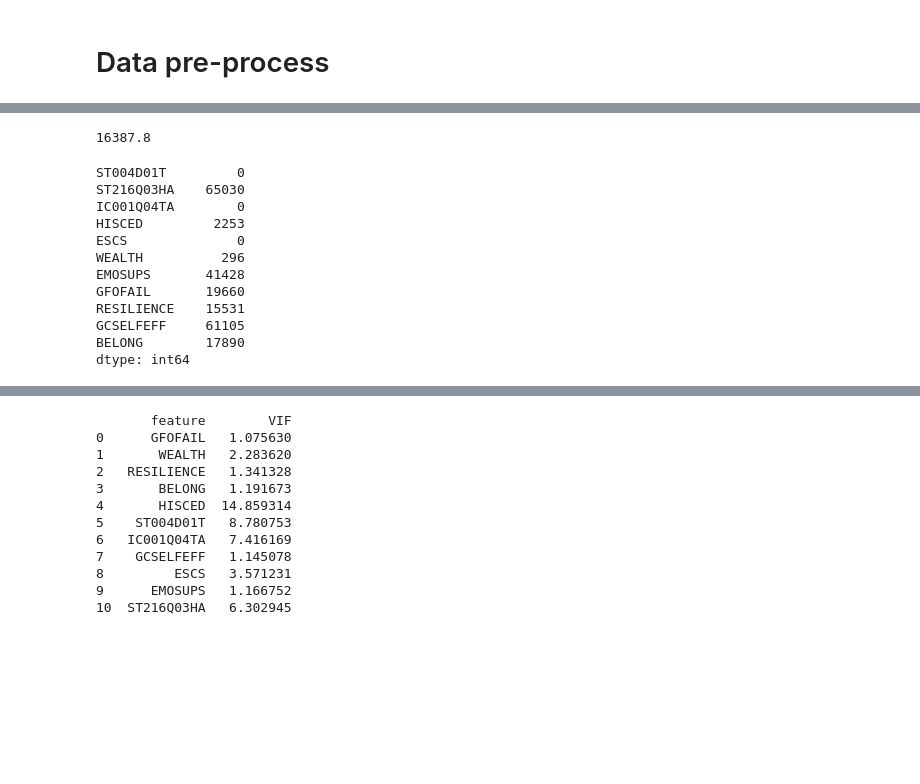
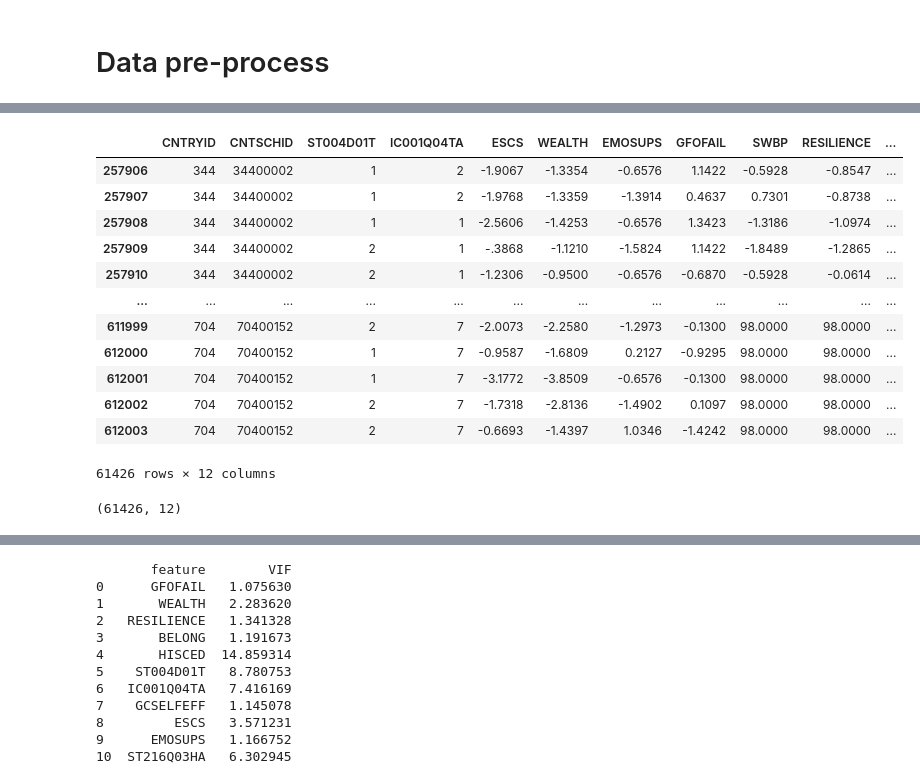
Before and after one commit to LangqingZou/Math-509, a Jupyter notebook: preprocess.ipynb, the cells around one changed output, grey strips where cells are left out. Saved outputs shown, nothing was run; the diff lists cells and outputs as text; code cells hidden in the pictures; blank space fills up the shorter version.

Commit message:
re-do the data pre-process

```diff
--- a/preprocess.ipynb
+++ b/preprocess.ipynb
@@ -49 +55,23 @@ BELONG        float64
 dtype: object
+# %%
+# only contain Asia countries
+# 158: taibei, 344: hongkong, 392: japan, 410: korea, 446: macao, 458: Malaysia, 702: Singapore, 704: vietnam, 764: thailand, 975: china
+df = pd.DataFrame(data)
+# df = df.loc[(df['CNTRYID']==344) or (df['CNTRYID']==392) or (df['CNTRYID']==410) or (df['CNTRYID']==446) or (df['CNTRYID']==458) or (df['CNTRYID']==702) or (df['CNTRYID']==704) or (df['CNTRYID']==764) or (df['CNTRYID']==975)]
+df = df.loc[df['CNTRYID'].isin([344, 392, 410, 446, 458, 702, 704, 764, 975])]
+# %%
+df
+# %% [output]
+|  | CNTRYID | CNTSCHID | ST004D01T | IC001Q04TA | ESCS | WEALTH | EMOSUPS | GFOFAIL | SWBP | RESILIENCE | ... |
+| 257906 | 344 | 34400002 | 1 | 2 | -1.9067 | -1.3354 | -0.6576 | 1.1422 | -0.5928 | -0.8547 | ... |
+| 257907 | 344 | 34400002 | 1 | 2 | -1.9768 | -1.3359 | -1.3914 | 0.4637 | 0.7301 | -0.8738 | ... |
+| 257908 | 344 | 34400002 | 1 | 1 | -2.5606 | -1.4253 | -0.6576 | 1.3423 | -1.3186 | -1.0974 | ... |
+| 257909 | 344 | 34400002 | 2 | 1 | -.3868 | -1.1210 | -1.5824 | 1.1422 | -1.8489 | -1.2865 | ... |
+| 257910 | 344 | 34400002 | 2 | 1 | -1.2306 | -0.9500 | -0.6576 | -0.6870 | -0.5928 | -0.0614 | ... |
+| ... | ... | ... | ... | ... | ... | ... | ... | ... | ... | ... | ... |
+| 611999 | 704 | 70400152 | 2 | 7 | -2.0073 | -2.2580 | -1.2973 | -0.1300 | 98.0000 | 98.0000 | ... |
+| 612000 | 704 | 70400152 | 1 | 7 | -0.9587 | -1.6809 | 0.2127 | -0.9295 | 98.0000 | 98.0000 | ... |
+| 612001 | 704 | 70400152 | 1 | 7 | -3.1772 | -3.8509 | -0.6576 | -0.1300 | 98.0000 | 98.0000 | ... |
+| 612002 | 704 | 70400152 | 2 | 7 | -1.7318 | -2.8136 | -1.4902 | 0.1097 | 98.0000 | 98.0000 | ... |
+| 612003 | 704 | 70400152 | 2 | 7 | -0.6693 | -1.4397 | 1.0346 | -1.4242 | 98.0000 | 98.0000 | ... |
+61426 rows × 12 columns
@@ -50 +87,5 @@ dtype: object
+# %%
+df.shape
+# %% [output]
+(61426, 12)
 # %%
@@ -67,21 +96,0 @@ df = df.loc[df['IC001Q04TA']<4]
-# %%
-print(327756*0.05)
-# %% [output]
-16387.8
-# %%
-mask = (df < 90)
-# 327756
-df[mask].isna().sum()
-# %% [output]
-ST004D01T         0
-ST216Q03HA    65030
-IC001Q04TA        0
-HISCED         2253
-ESCS              0
-WEALTH          296
-EMOSUPS       41428
-GFOFAIL       19660
-RESILIENCE    15531
-GCSELFEFF     61105
-BELONG        17890
-dtype: int64
```
Also changed, not shown: parts of 32 cells of this notebook.
